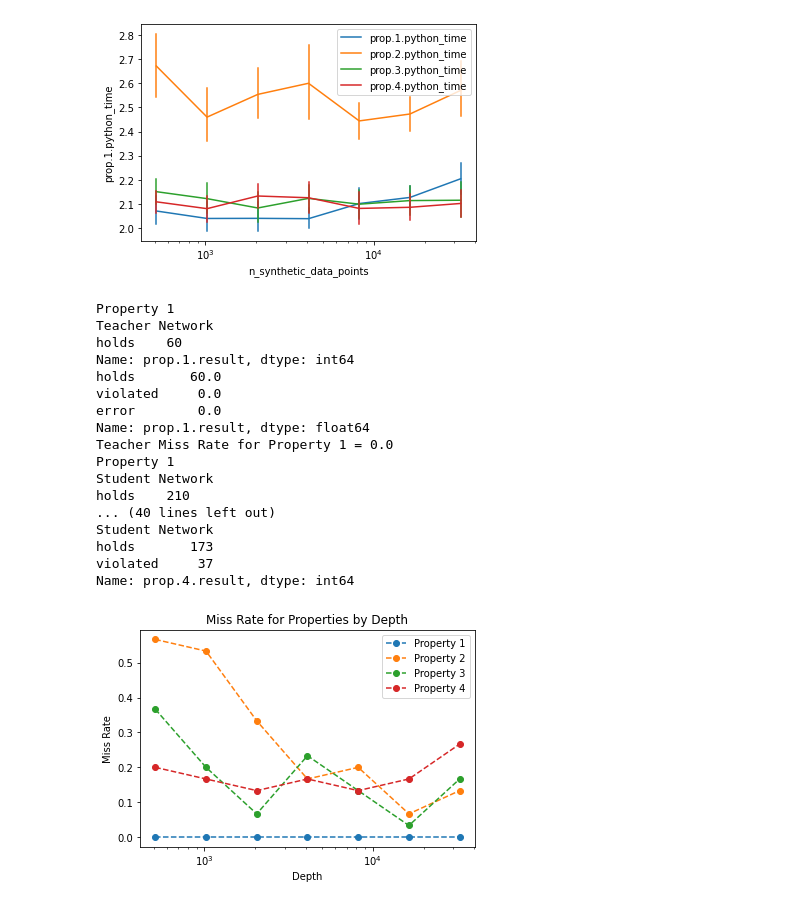
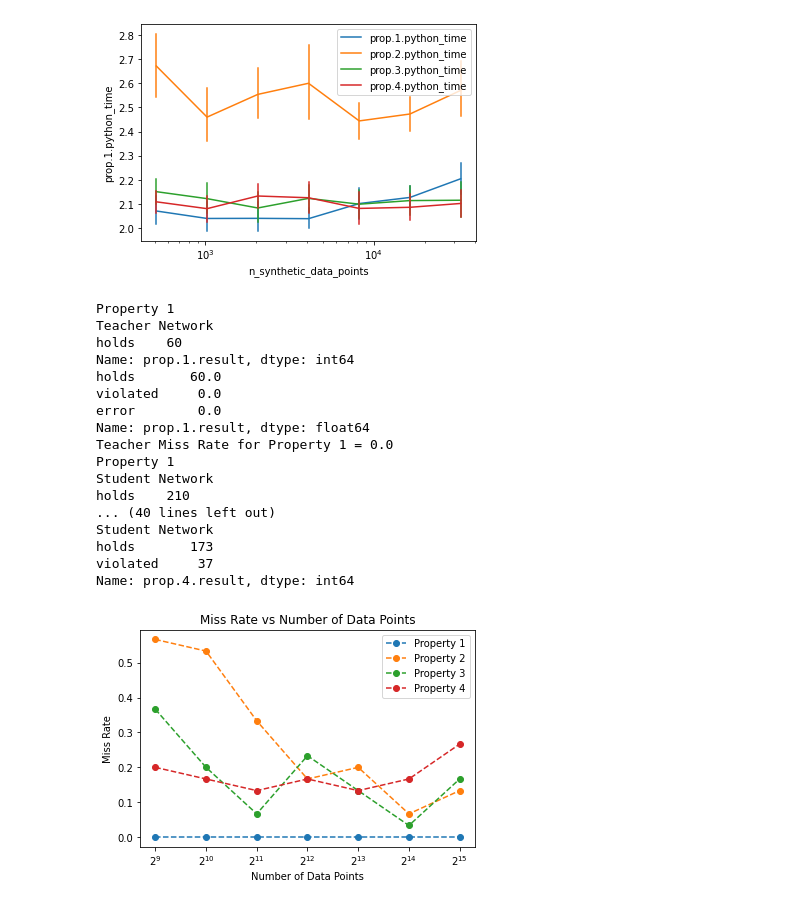
Before and after one commit to jordanperr/masters-thesis, a Jupyter notebook: distill_before_verify_experiment/visualization.ipynb, the cells around one changed output. Cells and saved outputs as stored; diff of their text form; code cells hidden in the pictures.

```diff
--- a/distill_before_verify_experiment/visualization.ipynb
+++ b/distill_before_verify_experiment/visualization.ipynb
@@ -178,34 +194,35 @@ for property in [1,2,3,4]:
     print("Student Network")
     print(ndata_results[f'prop.{property}.result'].value_counts())
 
     count_results = ndata_results.groupby("n_synthetic_data_points")[f'prop.{property}.result'].value_counts()
     count_results = count_results.unstack().reindex(["holds", "violated", "error"], axis=1).fillna(0)
     student_miss_rate = count_results["violated"]/(count_results["violated"]+count_results["holds"])
 
     plt.plot(student_miss_rate, label=f"Property {property}", marker="o", linestyle="--")
 
 plt.legend()
 plt.ylabel("Miss Rate")
-plt.xlabel("Depth")
-plt.gca().set_xscale("log")
-plt.title("Miss Rate for Properties by Depth")
+plt.xlabel("Number of Data Points")
+plt.gca().set_xscale("log", base=2)
+# plt.gca().set_yscale("log")
+plt.title("Miss Rate vs Number of Data Points")
 plt.show()
 # %% [output]
 Property 1
 Teacher Network
 holds    60
 Name: prop.1.result, dtype: int64
 holds       60.0
 violated     0.0
 error        0.0
 Name: prop.1.result, dtype: float64
 Teacher Miss Rate for Property 1 = 0.0
 Property 1
 Student Network
 holds    210
 ... (40 lines left out)
 Student Network
 holds       173
 violated     37
 Name: prop.4.result, dtype: int64
-[figure, old version]
+[figure, new version]
```
Also changed, not shown: parts of 1 cell of this notebook, 3 other files.
